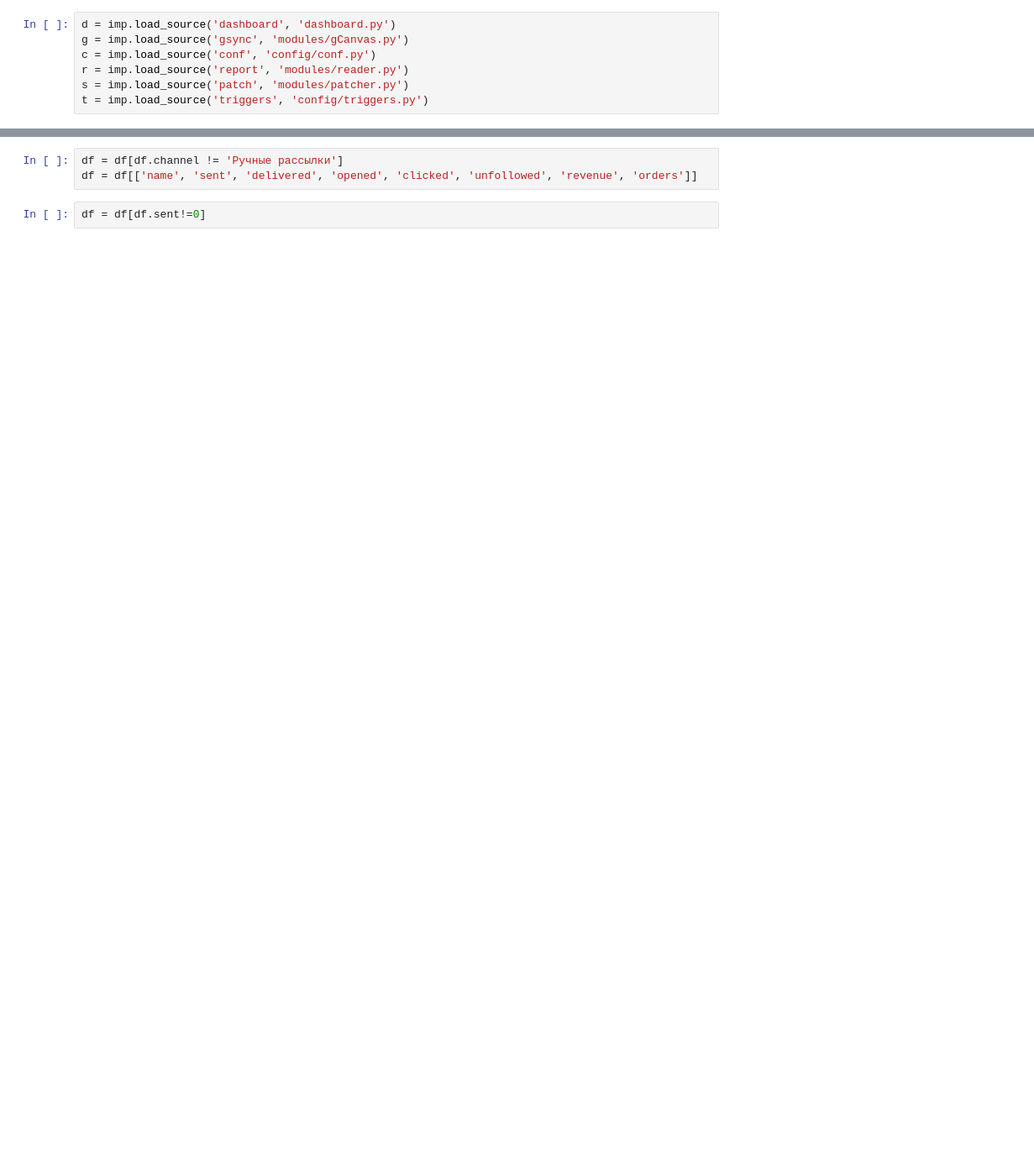
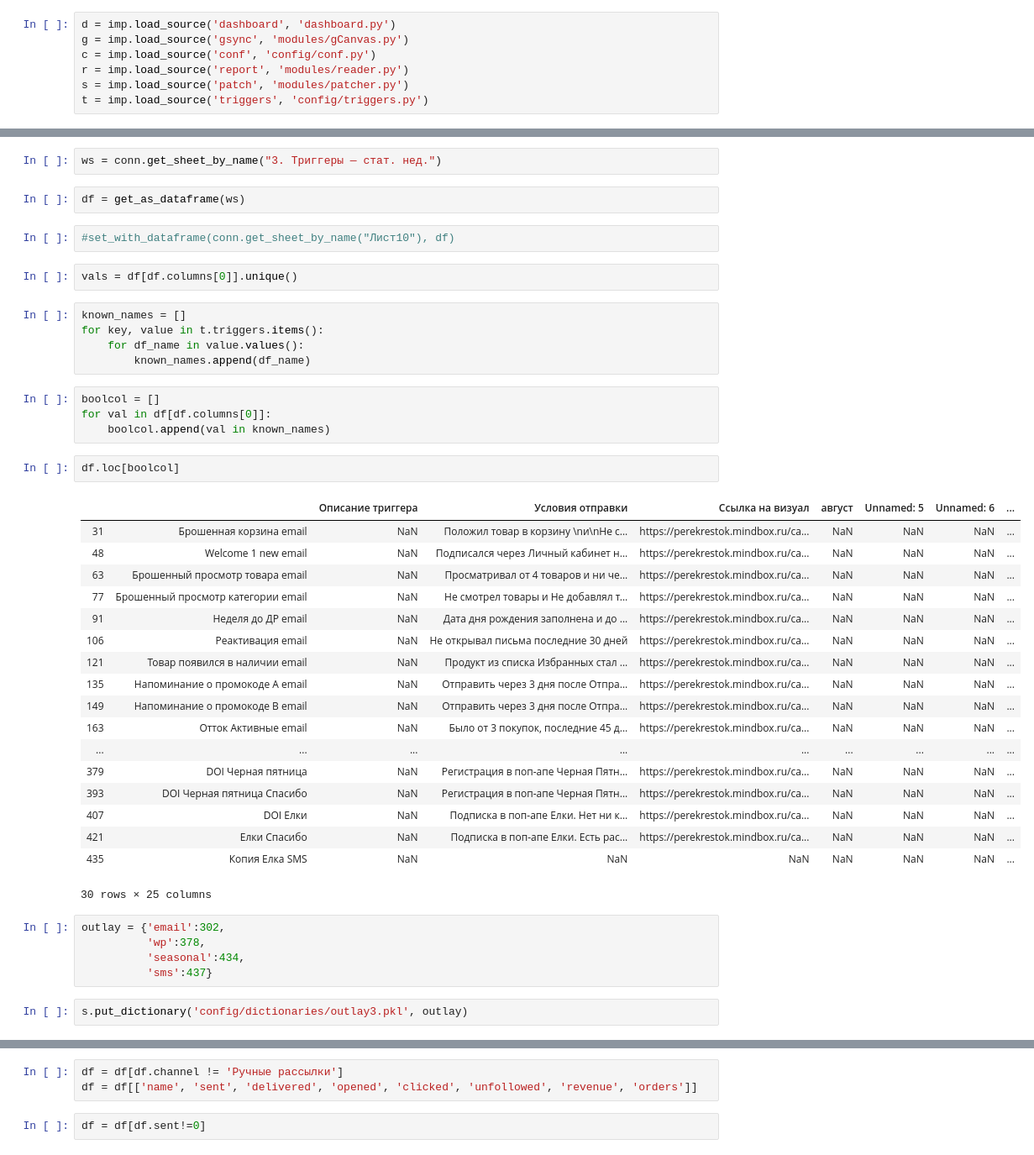
Before and after one commit to lithiferous/dashboard, a Jupyter notebook: test.ipynb, the cells around one changed output, grey strips where cells are left out. Shown at 84% size. Saved outputs shown, nothing was run; the diff lists cells and outputs as text; blank space fills up the shorter version.

```diff
--- a/test.ipynb
+++ b/test.ipynb
@@ -14,0 +81,45 @@ df = r.get_report('data/report.xlsx', 'Свод. данные (online)')
+# %%
+ws = conn.get_sheet_by_name("3. Триггеры — стат. нед.")
+# %%
+df = get_as_dataframe(ws)
+# %%
+#set_with_dataframe(conn.get_sheet_by_name("Лист10"), df)
+# %%
+vals = df[df.columns[0]].unique()
+# %%
+known_names = []
+for key, value in t.triggers.items():
+    for df_name in value.values():
+        known_names.append(df_name)
+# %%
+boolcol = []
+for val in df[df.columns[0]]:
+    boolcol.append(val in known_names)
+# %%
+df.loc[boolcol]
+# %% [output]
+|  |  | Описание триггера | Условия отправки | Ссылка на визуал | август | Unnamed: 5 | Unnamed: 6 | ... |
+| 31 | Брошенная корзина email | NaN | Положил товар в корзину \nи\nНе с... | https://perekrestok.mindbox.ru/ca... | NaN | NaN | NaN | ... |
+| 48 | Welcome 1 new email | NaN | Подписался через Личный кабинет н... | https://perekrestok.mindbox.ru/ca... | NaN | NaN | NaN | ... |
+| 63 | Брошенный просмотр товара email | NaN | Просматривал от 4 товаров и ни че... | https://perekrestok.mindbox.ru/ca... | NaN | NaN | NaN | ... |
+| 77 | Брошенный просмотр категории email | NaN | Не смотрел товары и Не добавлял т... | https://perekrestok.mindbox.ru/ca... | NaN | NaN | NaN | ... |
+| 91 | Неделя до ДР email | NaN | Дата дня рождения заполнена и до ... | https://perekrestok.mindbox.ru/ca... | NaN | NaN | NaN | ... |
+| 106 | Реактивация email | NaN | Не открывал письма последние 30 дней | https://perekrestok.mindbox.ru/ca... | NaN | NaN | NaN | ... |
+| 121 | Товар появился в наличии email | NaN | Продукт из списка Избранных стал ... | https://perekrestok.mindbox.ru/ca... | NaN | NaN | NaN | ... |
+| 135 | Напоминание о промокоде А email | NaN | Отправить через 3 дня после Отпра... | https://perekrestok.mindbox.ru/ca... | NaN | NaN | NaN | ... |
+| 149 | Напоминание о промокоде В email | NaN | Отправить через 3 дня после Отпра... | https://perekrestok.mindbox.ru/ca... | NaN | NaN | NaN | ... |
+| 163 | Отток Активные email | NaN | Было от 3 покупок, последние 45 д... | https://perekrestok.mindbox.ru/ca... | NaN | NaN | NaN | ... |
+| ... | ... | ... | ... | ... | ... | ... | ... | ... |
+| 379 | DOI Черная пятница | NaN | Регистрация в поп-апе Черная Пятн... | https://perekrestok.mindbox.ru/ca... | NaN | NaN | NaN | ... |
+| 393 | DOI Черная пятница Спасибо | NaN | Регистрация в поп-апе Черная Пятн... | https://perekrestok.mindbox.ru/ca... | NaN | NaN | NaN | ... |
+| 407 | DOI Елки | NaN | Подписка в поп-апе Елки. Нет ни к... | https://perekrestok.mindbox.ru/ca... | NaN | NaN | NaN | ... |
+| 421 | Елки Спасибо | NaN | Подписка в поп-апе Елки. Есть рас... | https://perekrestok.mindbox.ru/ca... | NaN | NaN | NaN | ... |
+| 435 | Копия Елка SMS | NaN | NaN | NaN | NaN | NaN | NaN | ... |
+30 rows × 25 columns
+# %%
+outlay = {'email':302,
+          'wp':378,
+          'seasonal':434,
+          'sms':437}
+# %%
+s.put_dictionary('config/dictionaries/outlay3.pkl', outlay)
```
Also changed, not shown: parts of 27 cells of this notebook, 14 other files.
